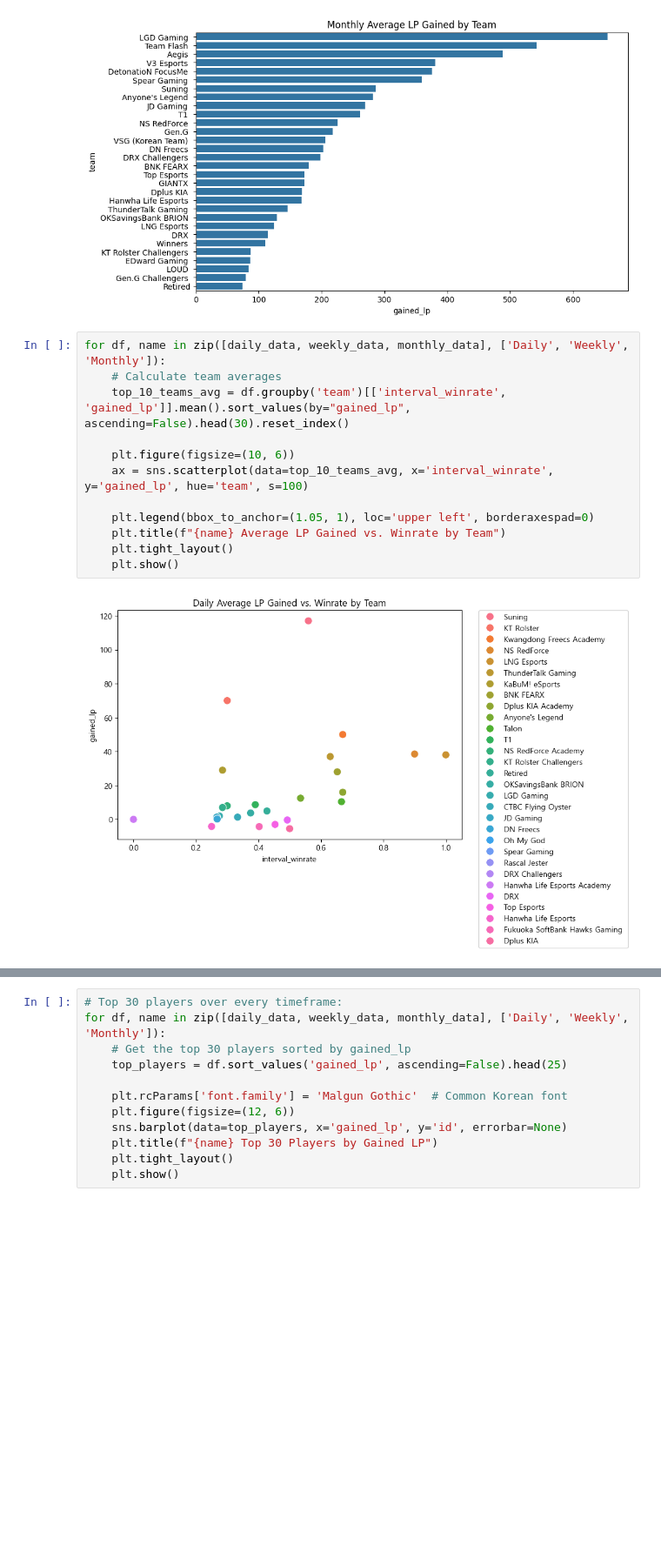
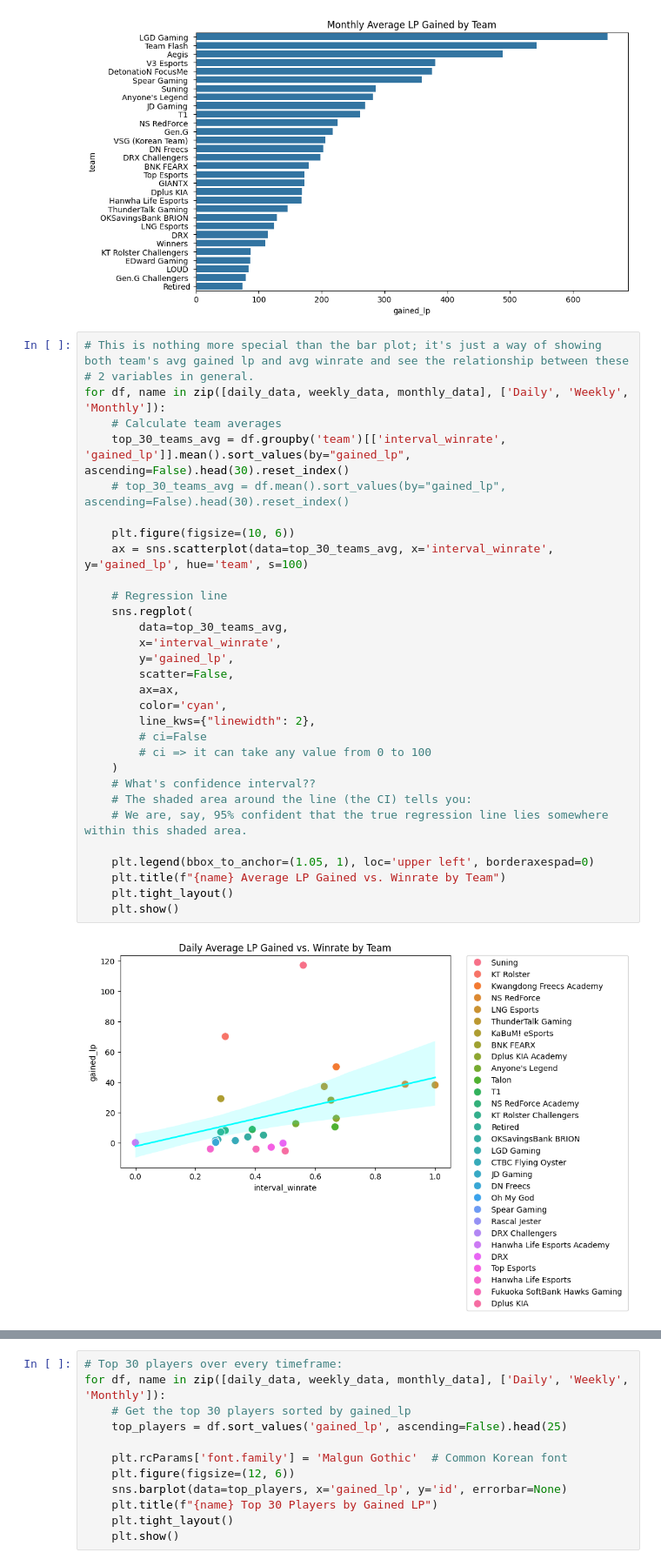
Before and after one commit to sngr0x0/Ranklytics-KR, a Jupyter notebook: analysis.ipynb, the cells around one changed output, grey strips where cells are left out. Shown at 87% size. Drawn from its saved outputs; the diff is of its cells as text; blank space fills up the shorter version.

```diff
--- a/analysis.ipynb
+++ b/analysis.ipynb
@@ -160,16 +160,35 @@ for df, name in zip([daily_data, weekly_data, monthly_data], ['Daily', 'Weekly',
 [figure]
 [figure]
 # %%
+# This is nothing more special than the bar plot; it's just a way of showing both team's avg gained lp and avg winrate and see the relationship between these
+# 2 variables in general.
 for df, name in zip([daily_data, weekly_data, monthly_data], ['Daily', 'Weekly', 'Monthly']):
     # Calculate team averages
-    top_10_teams_avg = df.groupby('team')[['interval_winrate', 'gained_lp']].mean().sort_values(by="gained_lp", ascending=False).head(30).reset_index()
+    top_30_teams_avg = df.groupby('team')[['interval_winrate', 'gained_lp']].mean().sort_values(by="gained_lp", ascending=False).head(30).reset_index()
+    # top_30_teams_avg = df.mean().sort_values(by="gained_lp", ascending=False).head(30).reset_index()
 
     plt.figure(figsize=(10, 6))
-    ax = sns.scatterplot(data=top_10_teams_avg, x='interval_winrate', y='gained_lp', hue='team', s=100)
+    ax = sns.scatterplot(data=top_30_teams_avg, x='interval_winrate', y='gained_lp', hue='team', s=100)
+
+    # Regression line
+    sns.regplot(
+        data=top_30_teams_avg,
+        x='interval_winrate',
+        y='gained_lp',
+        scatter=False,
+        ax=ax,
+        color='cyan',
+        line_kws={"linewidth": 2},
+        # ci=False
+        # ci => it can take any value from 0 to 100
+    )
+    # What's confidence interval??
+    # The shaded area around the line (the CI) tells you:
+    # We are, say, 95% confident that the true regression line lies somewhere within this shaded area.
 
     plt.legend(bbox_to_anchor=(1.05, 1), loc='upper left', borderaxespad=0)
     plt.title(f"{name} Average LP Gained vs. Winrate by Team")
     plt.tight_layout()
     plt.show()
 # %% [output]
-[figure, old version]
+[figure, new version]
```
Also changed, not shown: parts of 1 cell of this notebook.
